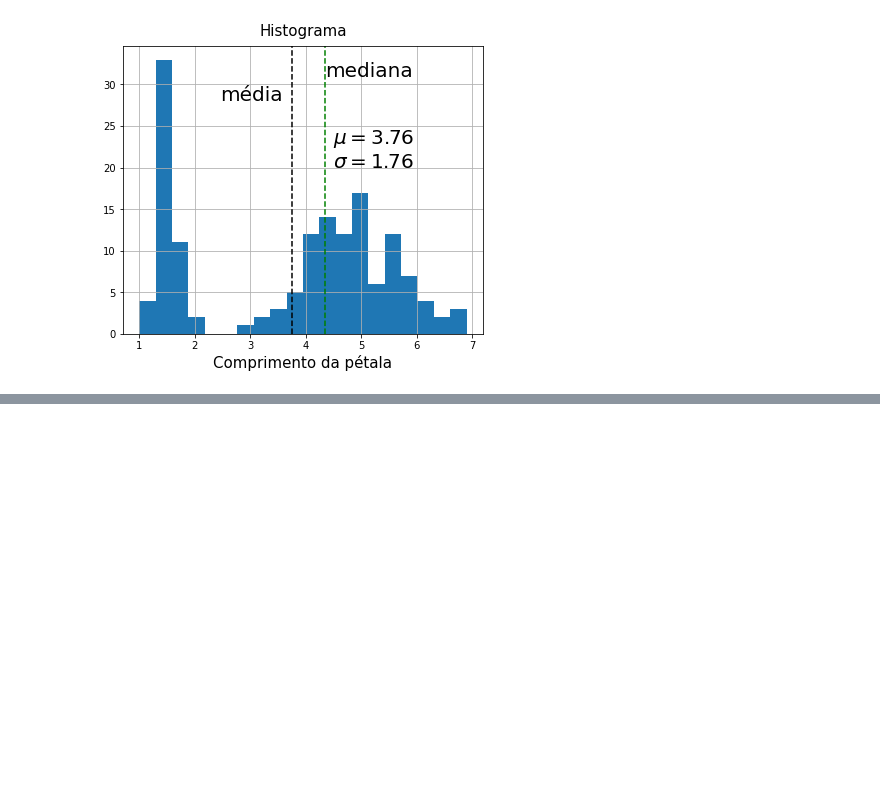
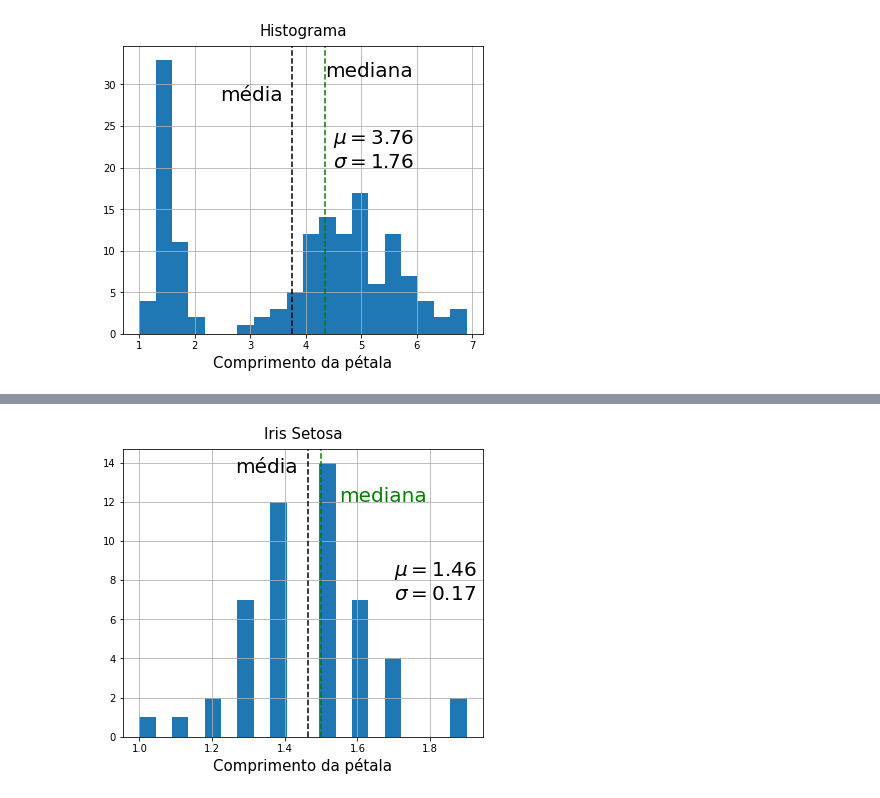
Before and after one commit to vitorgosmao/treinamento-data-visualization, a Jupyter notebook: Untitled.ipynb, the cells around one changed output, grey strips where cells are left out. Saved outputs shown, nothing was run; the diff lists cells and outputs as text; code cells hidden in the pictures; blank space fills up the shorter version.

```diff
--- a/Untitled.ipynb
+++ b/Untitled.ipynb
@@ -195,0 +222,26 @@ Text(4.35, 31, 'mediana')
+# %%
+fig = plt.figure(figsize=(5,4))
+eixo = fig.add_axes([0,0,1,1])
+
+df_is = df[df['espécie'] == 'Iris-setosa']
+
+mu, sigma = df_is['comprimento_pétala'].mean(), df_is['comprimento_pétala'].std()
+
+eixo.hist(df_is['comprimento_pétala'], bins=20)
+eixo.set_title('Iris Setosa', fontsize=15, pad=10)
+eixo.set_xlabel('Comprimento da pétala', fontsize=15)
+eixo.grid(True)
+
+eixo.annotate('$\mu = {0:.2f}$\n$\sigma = {1:.2f}$'.format(mu, sigma),
+               xy=(1.7, 7), fontsize=20)
+
+eixo.axvline(mu, color = 'k', linestyle='--')
+eixo.annotate('média', xy=(mu-0.2, 13.5), fontsize=20)
+
+eixo.axvline(df_is['comprimento_pétala'].median(), color='g', linestyle='--')
+eixo.annotate('mediana', xy=(df_is['comprimento_pétala'].median()+0.05, 12), fontsize=20,
+               color='g')
+
+fig.savefig('histograma_is.png', bbox_inches='tight')
+# %% [output]
+[figure, added]
```
Also changed, not shown: parts of 3 cells of this notebook, 4 other files.
